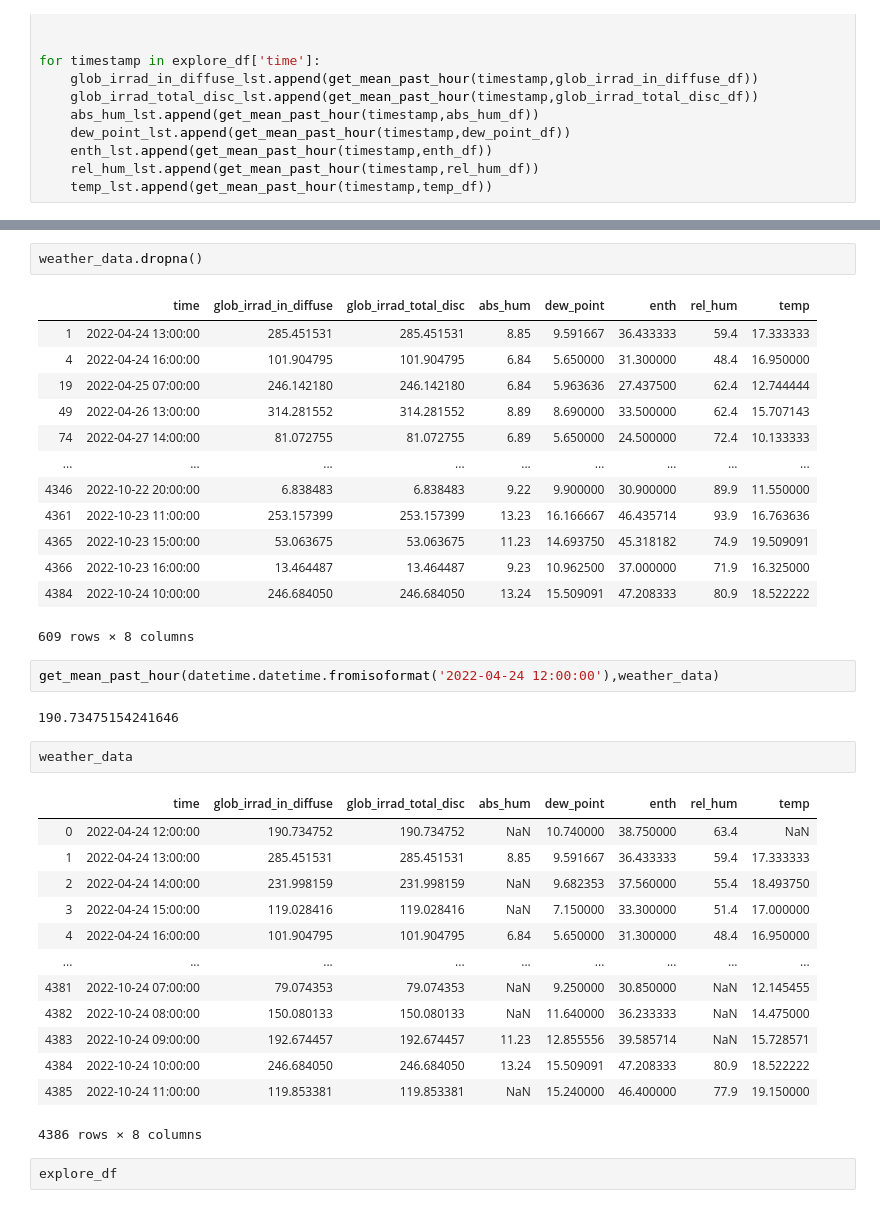
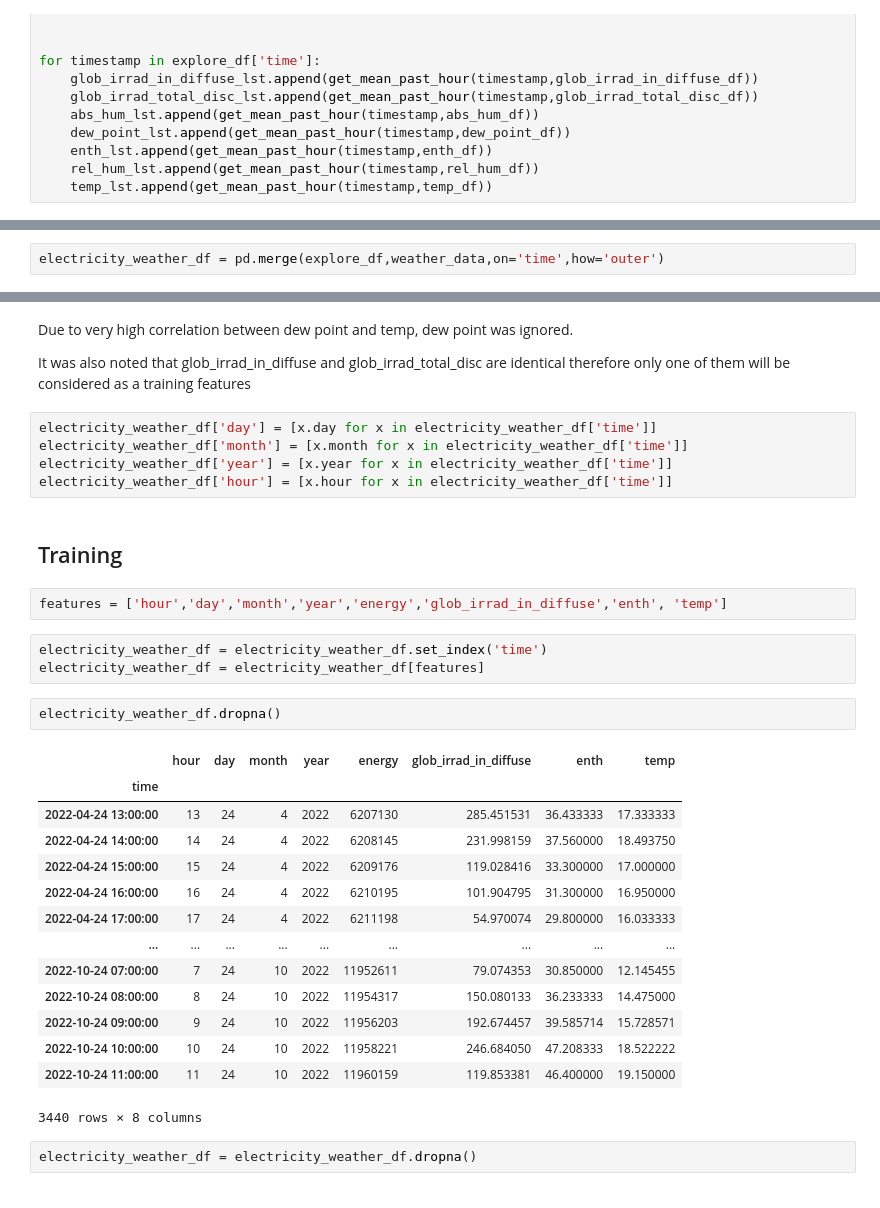
Before and after one commit to tug-cps/InffeldEnergy, a Jupyter notebook: preprocessing/preprocess.ipynb, the cells around one changed output, grey strips where cells are left out. Cells and saved outputs as stored; diff of their text form.

```diff
--- a/preprocessing/preprocess.ipynb
+++ b/preprocessing/preprocess.ipynb
@@ -157,3 +171,5 @@ weather_data['dew_point'] = dew_point_lst
 weather_data['enth'] = enth_lst
 weather_data['rel_hum'] = rel_hum_lst
 weather_data['temp'] = temp_lst
+# %%
+electricity_weather_df = pd.merge(explore_df,weather_data,on='time',how='outer')
@@ -160,38 +187,35 @@ weather_data['temp'] = temp_lst
+# %% [markdown]
+Due to very high correlation between dew point and temp, dew point was ignored.
+
+It was also noted that glob_irrad_in_diffuse and glob_irrad_total_disc are identical therefore only one of them will be considered as a training features
+# %%
+electricity_weather_df['day'] = [x.day for x in electricity_weather_df['time']]
+electricity_weather_df['month'] = [x.month for x in electricity_weather_df['time']]
+electricity_weather_df['year'] = [x.year for x in electricity_weather_df['time']]
+electricity_weather_df['hour'] = [x.hour for x in electricity_weather_df['time']]
+# %% [markdown]
+## Training
+# %%
+features = ['hour','day','month','year','energy','glob_irrad_in_diffuse','enth', 'temp']
+# %%
+electricity_weather_df = electricity_weather_df.set_index('time')
+electricity_weather_df = electricity_weather_df[features]
 # %%
-weather_data.dropna()
+electricity_weather_df.dropna()
 # %% [output]
-|  | time | glob_irrad_in_diffuse | glob_irrad_total_disc | abs_hum | dew_point | enth | rel_hum | temp |
-| 1 | 2022-04-24 13:00:00 | 285.451531 | 285.451531 | 8.85 | 9.591667 | 36.433333 | 59.4 | 17.333333 |
-| 4 | 2022-04-24 16:00:00 | 101.904795 | 101.904795 | 6.84 | 5.650000 | 31.300000 | 48.4 | 16.950000 |
-| 19 | 2022-04-25 07:00:00 | 246.142180 | 246.142180 | 6.84 | 5.963636 | 27.437500 | 62.4 | 12.744444 |
-| 49 | 2022-04-26 13:00:00 | 314.281552 | 314.281552 | 8.89 | 8.690000 | 33.500000 | 62.4 | 15.707143 |
-| 74 | 2022-04-27 14:00:00 | 81.072755 | 81.072755 | 6.89 | 5.650000 | 24.500000 | 72.4 | 10.133333 |
+|  | hour | day | month | year | energy | glob_irrad_in_diffuse | enth | temp |
+| time |  |  |  |  |  |  |  |  |
+| 2022-04-24 13:00:00 | 13 | 24 | 4 | 2022 | 6207130 | 285.451531 | 36.433333 | 17.333333 |
+| 2022-04-24 14:00:00 | 14 | 24 | 4 | 2022 | 6208145 | 231.998159 | 37.560000 | 18.493750 |
+| 2022-04-24 15:00:00 | 15 | 24 | 4 | 2022 | 6209176 | 119.028416 | 33.300000 | 17.000000 |
+| 2022-04-24 16:00:00 | 16 | 24 | 4 | 2022 | 6210195 | 101.904795 | 31.300000 | 16.950000 |
+| 2022-04-24 17:00:00 | 17 | 24 | 4 | 2022 | 6211198 | 54.970074 | 29.800000 | 16.033333 |
 | ... | ... | ... | ... | ... | ... | ... | ... | ... |
-| 4346 | 2022-10-22 20:00:00 | 6.838483 | 6.838483 | 9.22 | 9.900000 | 30.900000 | 89.9 | 11.550000 |
-| 4361 | 2022-10-23 11:00:00 | 253.157399 | 253.157399 | 13.23 | 16.166667 | 46.435714 | 93.9 | 16.763636 |
-| 4365 | 2022-10-23 15:00:00 | 53.063675 | 53.063675 | 11.23 | 14.693750 | 45.318182 | 74.9 | 19.509091 |
-| 4366 | 2022-10-23 16:00:00 | 13.464487 | 13.464487 | 9.23 | 10.962500 | 37.000000 | 71.9 | 16.325000 |
-| 4384 | 2022-10-24 10:00:00 | 246.684050 | 246.684050 | 13.24 | 15.509091 | 47.208333 | 80.9 | 18.522222 |
+| 2022-10-24 07:00:00 | 7 | 24 | 10 | 2022 | 11952611 | 79.074353 | 30.850000 | 12.145455 |
+| 2022-10-24 08:00:00 | 8 | 24 | 10 | 2022 | 11954317 | 150.080133 | 36.233333 | 14.475000 |
+| 2022-10-24 09:00:00 | 9 | 24 | 10 | 2022 | 11956203 | 192.674457 | 39.585714 | 15.728571 |
+| 2022-10-24 10:00:00 | 10 | 24 | 10 | 2022 | 11958221 | 246.684050 | 47.208333 | 18.522222 |
+| 2022-10-24 11:00:00 | 11 | 24 | 10 | 2022 | 11960159 | 119.853381 | 46.400000 | 19.150000 |
-609 rows × 8 columns
+3440 rows × 8 columns
-# %%
-get_mean_past_hour(datetime.datetime.fromisoformat('2022-04-24 12:00:00'),weather_data)
-# %% [output]
-190.73475154241646
-# %%
-weather_data
-# %% [output]
-|  | time | glob_irrad_in_diffuse | glob_irrad_total_disc | abs_hum | dew_point | enth | rel_hum | temp |
-| 0 | 2022-04-24 12:00:00 | 190.734752 | 190.734752 | NaN | 10.740000 | 38.750000 | 63.4 | NaN |
-| 1 | 2022-04-24 13:00:00 | 285.451531 | 285.451531 | 8.85 | 9.591667 | 36.433333 | 59.4 | 17.333333 |
-| 2 | 2022-04-24 14:00:00 | 231.998159 | 231.998159 | NaN | 9.682353 | 37.560000 | 55.4 | 18.493750 |
-| 3 | 2022-04-24 15:00:00 | 119.028416 | 119.028416 | NaN | 7.150000 | 33.300000 | 51.4 | 17.000000 |
-| 4 | 2022-04-24 16:00:00 | 101.904795 | 101.904795 | 6.84 | 5.650000 | 31.300000 | 48.4 | 16.950000 |
-| ... | ... | ... | ... | ... | ... | ... | ... | ... |
-| 4381 | 2022-10-24 07:00:00 | 79.074353 | 79.074353 | NaN | 9.250000 | 30.850000 | NaN | 12.145455 |
-| 4382 | 2022-10-24 08:00:00 | 150.080133 | 150.080133 | NaN | 11.640000 | 36.233333 | NaN | 14.475000 |
-| 4383 | 2022-10-24 09:00:00 | 192.674457 | 192.674457 | 11.23 | 12.855556 | 39.585714 | NaN | 15.728571 |
-| 4384 | 2022-10-24 10:00:00 | 246.684050 | 246.684050 | 13.24 | 15.509091 | 47.208333 | 80.9 | 18.522222 |
-| 4385 | 2022-10-24 11:00:00 | 119.853381 | 119.853381 | NaN | 15.240000 | 46.400000 | 77.9 | 19.150000 |
-4386 rows × 8 columns
-# %%
-explore_df
+# %%
+electricity_weather_df = electricity_weather_df.dropna()
```
Also changed, not shown: parts of 11 cells of this notebook.
